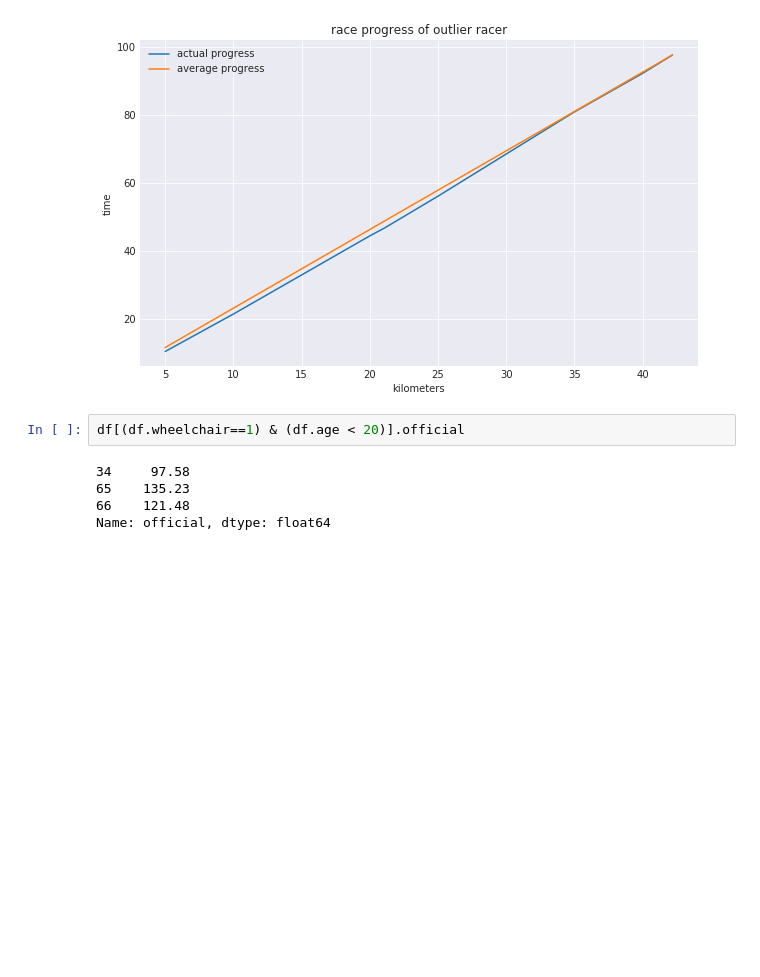
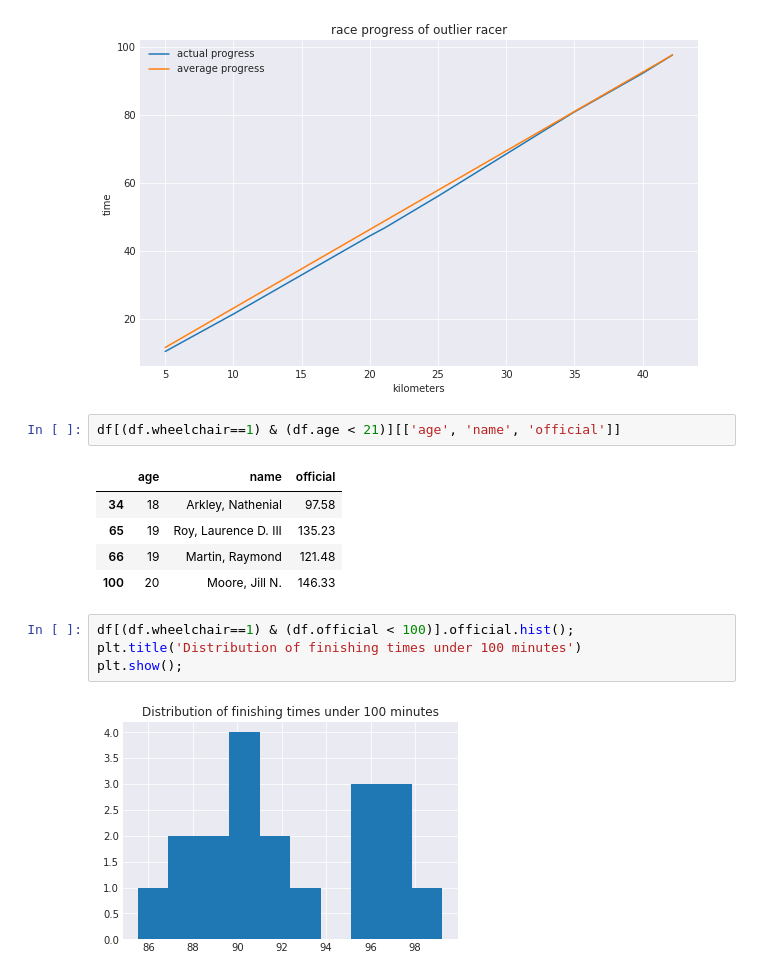
Before and after one commit to AlliedToasters/clustering_drills, a Jupyter notebook: runners.ipynb, the cells around one changed output. Saved outputs shown, nothing was run; the diff lists cells and outputs as text; blank space fills up the shorter version.

```diff
--- a/runners.ipynb
+++ b/runners.ipynb
@@ -227,9 +227,16 @@ plt.ylabel('time');
 # %% [output]
 [figure]
 # %%
-df[(df.wheelchair==1) & (df.age < 20)].official
+df[(df.wheelchair==1) & (df.age < 21)][['age', 'name', 'official']]
 # %% [output]
-34     97.58
-65    135.23
-66    121.48
-Name: official, dtype: float64
+|  | age | name | official |
+| 34 | 18 | Arkley, Nathenial | 97.58 |
+| 65 | 19 | Roy, Laurence D. III | 135.23 |
+| 66 | 19 | Martin, Raymond | 121.48 |
+| 100 | 20 | Moore, Jill N. | 146.33 |
+# %%
+df[(df.wheelchair==1) & (df.official < 100)].official.hist();
+plt.title('Distribution of finishing times under 100 minutes')
+plt.show();
+# %% [output]
+[figure, added]
```
Also changed, not shown: parts of 1 cell of this notebook.
